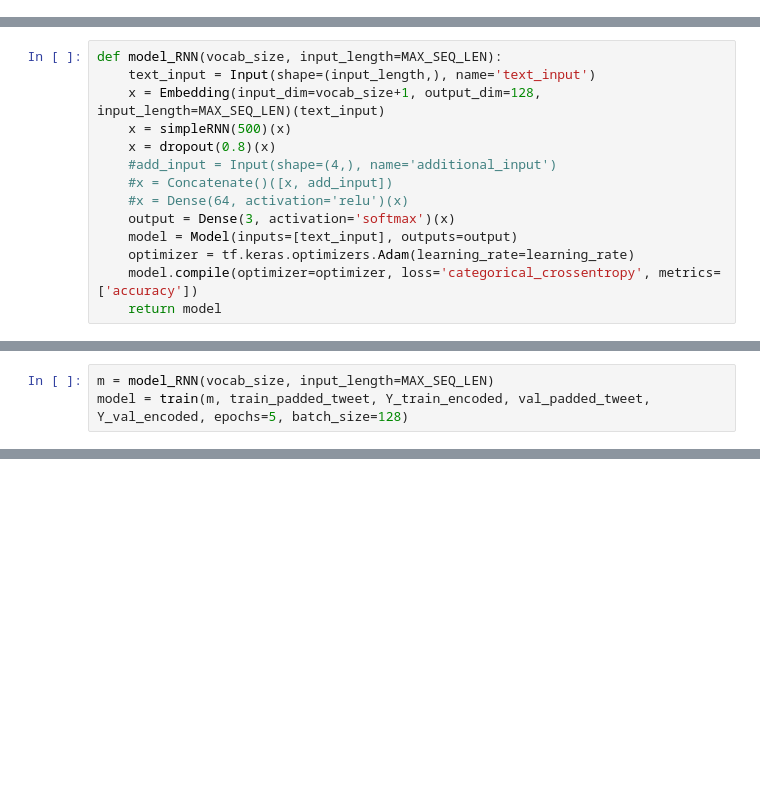
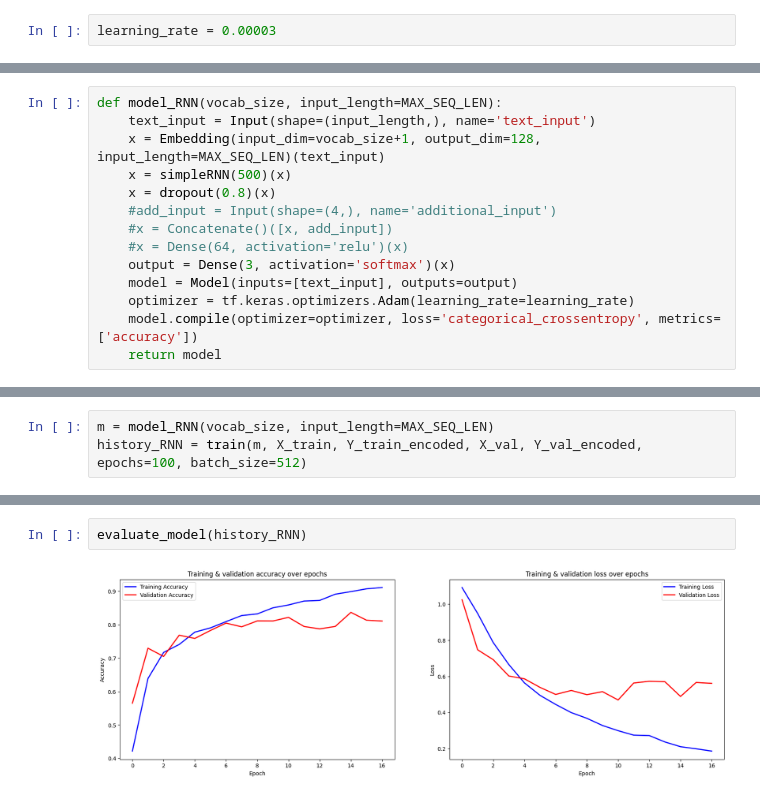
Before and after one commit to alkkuma1/hate_speech_detection, a Jupyter notebook: davidson_hatespeech.ipynb, the cells around one changed output, grey strips where cells are left out. Cells and saved outputs as stored; diff of their text form; blank space fills up the shorter version.

```diff
--- a/davidson_hatespeech.ipynb
+++ b/davidson_hatespeech.ipynb
@@ -190,3 +205,5 @@ learning_rate = 0.0001
+# %%
+learning_rate = 0.00003
 # %%
 def model_LSTM(vocab_size, input_length=MAX_SEQ_LEN):
     text_input = Input(shape=(input_length,), name='text_input')
@@ -260,4 +370,4 @@ Epoch 3/5
 # %%
 m = model_RNN(vocab_size, input_length=MAX_SEQ_LEN)
-model = train(m, train_padded_tweet, Y_train_encoded, val_padded_tweet, Y_val_encoded, epochs=5, batch_size=128)
+history_RNN = train(m, X_train, Y_train_encoded, X_val, Y_val_encoded, epochs=100, batch_size=512)
 # %% [output]
@@ -283,2 +391,6 @@ Validation Accuracy:  [0.4599495530128479, 0.8321565389633179]
+# %%
+evaluate_model(history_RNN)
+# %% [output]
+[figure, added]
 # %%
 m = model_GRU(vocab_size, input_length=MAX_SEQ_LEN)
```
Also changed, not shown: parts of 28 cells of this notebook.
